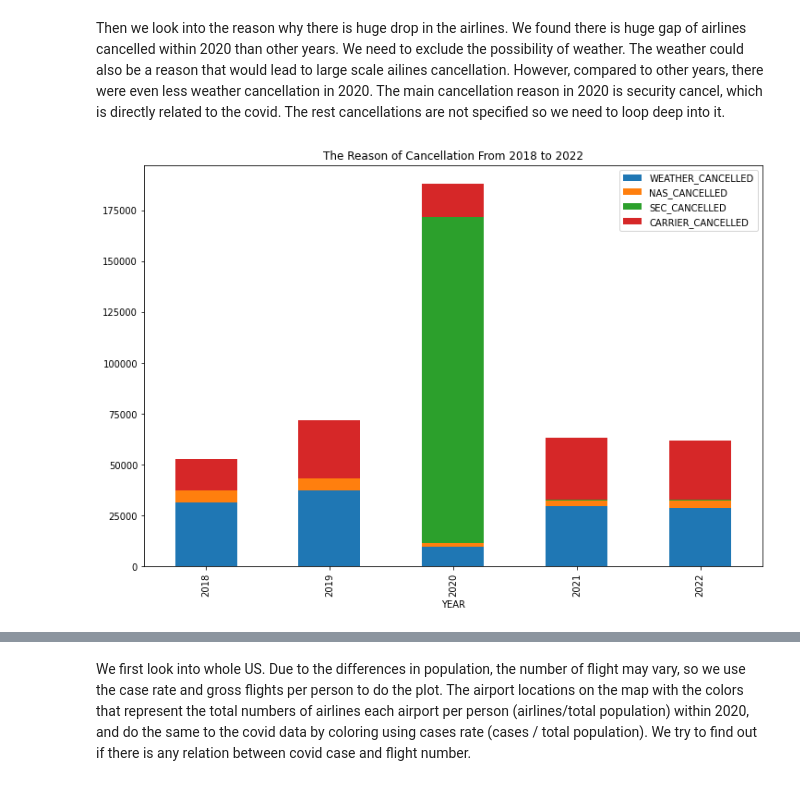
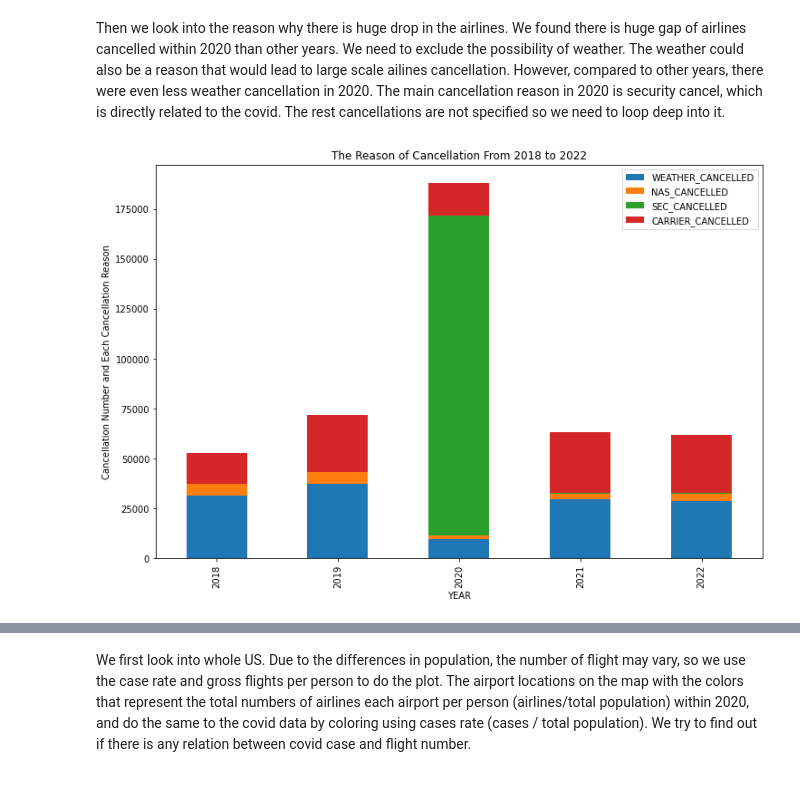
Before and after one commit to Haoj1/Big-Data-Econ-Analysis, a Jupyter notebook: Data_Analysis.ipynb, the cells around one changed output, grey strips where cells are left out. Drawn from its saved outputs; the diff is of its cells as text; code cells hidden in the pictures.

```diff
--- a/Data_Analysis.ipynb
+++ b/Data_Analysis.ipynb
@@ -67,13 +67,14 @@ Then we look into the reason why there is huge drop in the airlines. We found th
 # %%
 grouped = airline_gdf.groupby(["YEAR"]).sum()[[ "WEATHER_CANCELLED", "NAS_CANCELLED", "SEC_CANCELLED", "CARRIER_CANCELLED"]]
 
 # Plot the data as a bar plot
 ax = grouped.plot.bar(stacked=True, figsize=(12, 8))
 plt.title("The Reason of Cancellation From 2018 to 2022")
+plt.ylabel("Cancellation Number and Each Cancellation Reason")
 # Show the plot
 plt.show()
 # %% [output]
-[figure, old version]
+[figure, new version]
 # %%
 grouped = airline_gdf.groupby(["YEAR"]).sum()[["COUNT_FLIGHTS","CANCELLED"]]
 
```
Also changed, not shown: parts of 2 cells of this notebook.
